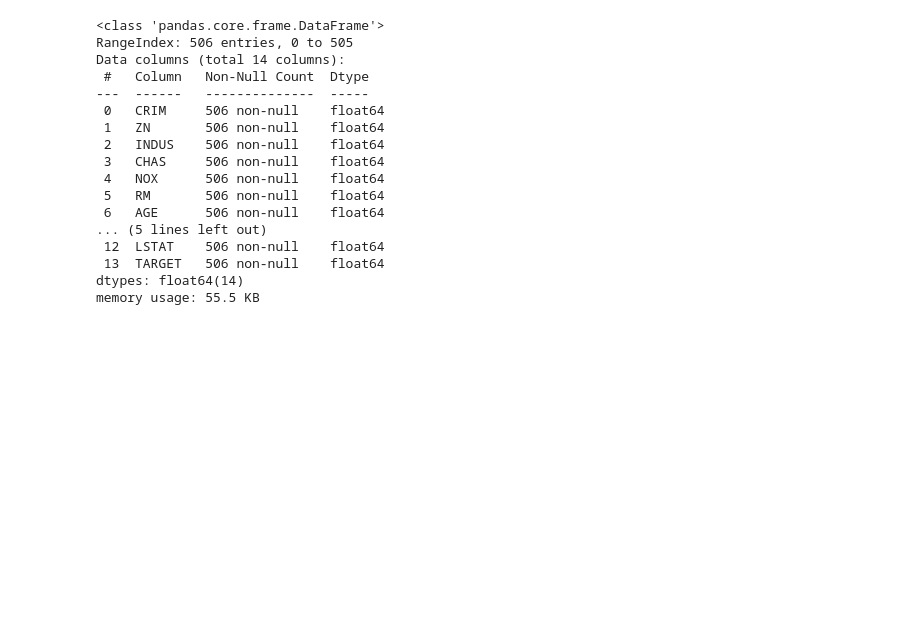
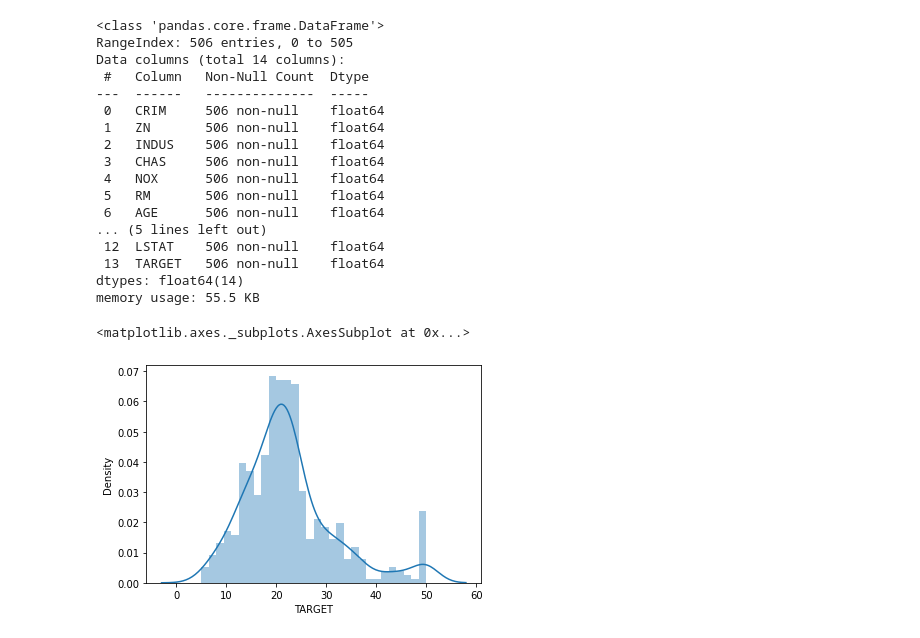
Before and after one commit to sailajak2003/Boston-housing, a Jupyter notebook: boston_housing.ipynb, the cells around one changed output. Saved outputs shown, nothing was run; the diff lists cells and outputs as text; code cells hidden in the pictures; blank space fills up the shorter version.

```diff
--- a/boston_housing.ipynb
+++ b/boston_housing.ipynb
@@ -76,3 +76,8 @@ Data columns (total 14 columns):
  13  TARGET   506 non-null    float64
 dtypes: float64(14)
 memory usage: 55.5 KB
+# %%
+sns.distplot(final_boston['TARGET'],bins=30)
+# %% [output]
+<matplotlib.axes._subplots.AxesSubplot at 0x...>
+[figure, added]
```
Also changed, not shown: parts of 1 cell of this notebook.
